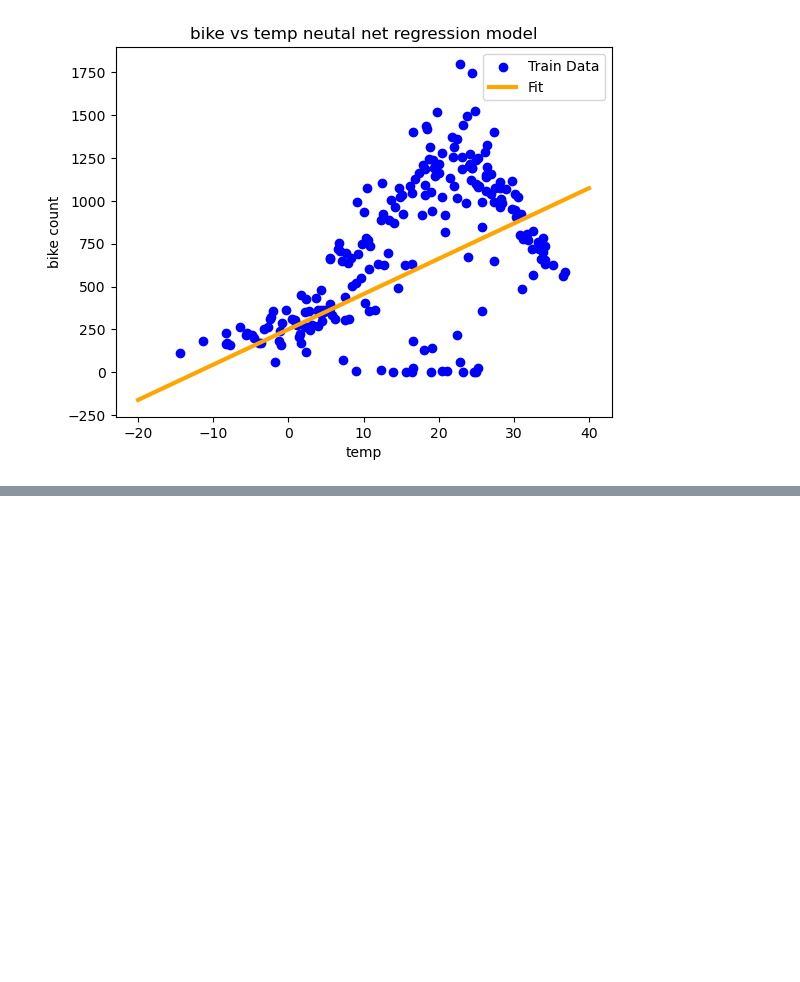
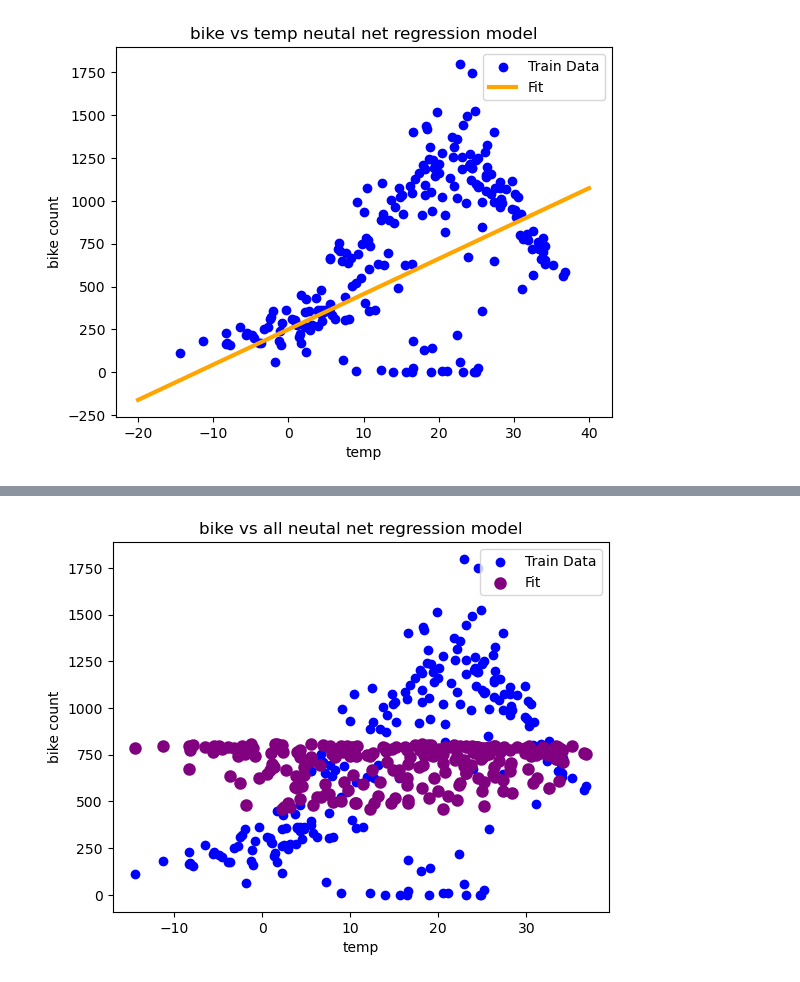
Before and after one commit to aswathr/ml_learn_fcc, a Jupyter notebook: 2_seoul_bike_demand.ipynb, the cells around one changed output, grey strips where cells are left out. Drawn from its saved outputs; the diff is of its cells as text; code cells hidden in the pictures; blank space fills up the shorter version.

```diff
--- a/2_seoul_bike_demand.ipynb
+++ b/2_seoul_bike_demand.ipynb
@@ -343,0 +387,9 @@ plt.show()
+# %%
+plt.scatter(x = X_train_temp12, y = y_train_temp12, label = "Train Data", color = "blue")
+plt.scatter(X_train12[:, 0], all_nn_single_node_model12.predict(np.array(X_train12)), label = "Fit", color = "purple", linewidth = 3) # the `0` in [:, 0] denotes the first feature, i.e. `temp`
+plt.title("bike vs all neutal net regression model")
+plt.ylabel("bike count")
+plt.xlabel("temp")
+plt.legend()
+plt.show()
+# %% [output]
@@ -343,0 +397 @@ plt.show()
+[figure, added]
```
Also changed, not shown: parts of 10 cells of this notebook.
